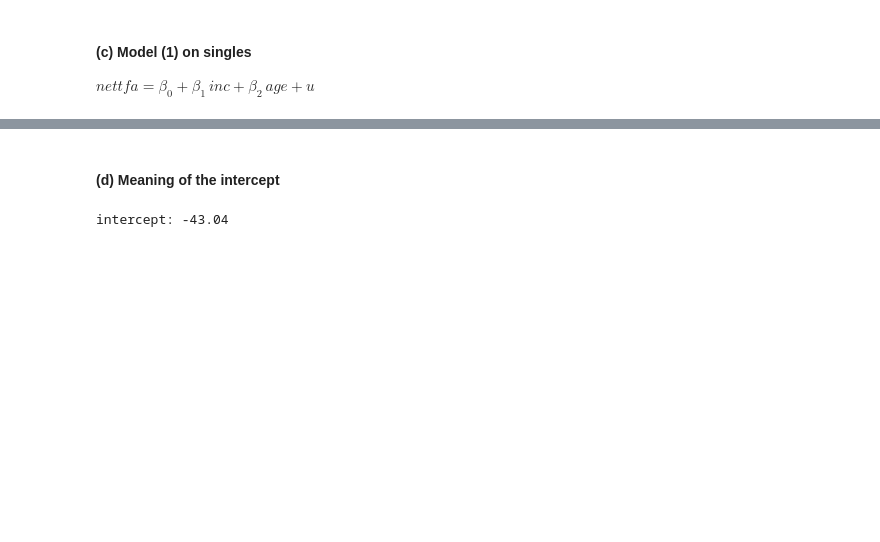
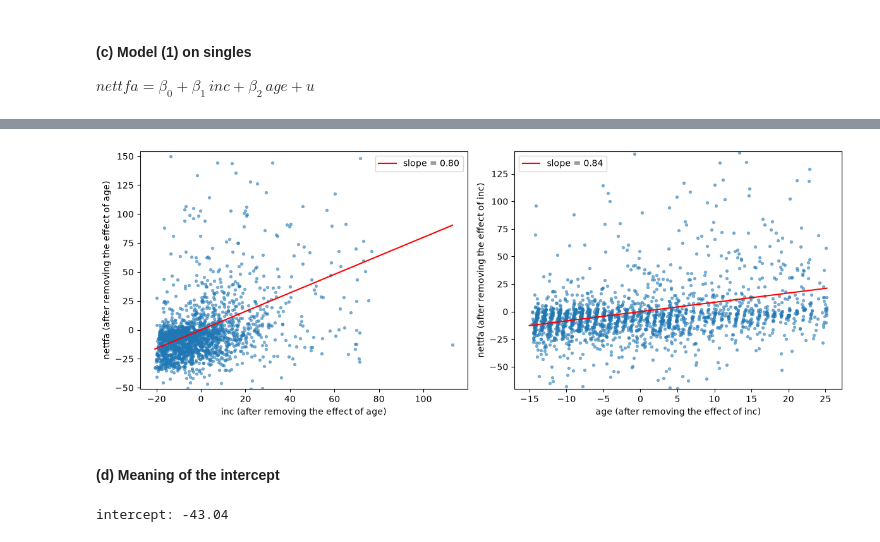
Before and after one commit to floxrm/HW1-Empirical-Methods-assignment-20261106-, a Jupyter notebook: hw1.ipynb, the cells around one changed output, grey strips where cells are left out. Cells and saved outputs as stored; diff of their text form; code cells hidden in the pictures; blank space fills up the shorter version.

```diff
--- a/hw1.ipynb
+++ b/hw1.ipynb
@@ -317,9 +317,9 @@ for c in ["COCACOLA", "MICROSOFT", "EXXON"]:
 # %% [markdown]
 #### (a) Import the data
 # %%
-pen = pd.read_stata("data/pension.dta")
-print(pen.shape)
-pen.head()
+pension_data = pd.read_stata("data/pension.dta")
+print(pension_data.shape)
+pension_data.head()
 # %% [output]
 (9275, 11)
 |  | e401k | inc | marr | male | age | fsize | nettfa | p401k | pira | incsq | agesq |
@@ -331,7 +331,7 @@ pen.head()
 # %% [markdown]
 #### (b) Single-person households
 # %%
-single = pen[pen["fsize"] == 1].copy()                 # family size of 1
-print(f"{len(single)} single-person households = {len(single) / len(pen):.2%} of {len(pen)}")
+single = pension_data[pension_data["fsize"] == 1].copy()                 # family size of 1
+print(f"{len(single)} single-person households = {len(single) / len(pension_data):.2%} of {len(pension_data)}")
 # %% [output]
 2017 single-person households = 21.75% of 9275
@@ -343,6 +345,12 @@ $nettfa = \beta_0 + \beta_1\, inc + \beta_2\, age + u$
 m1 = smf.ols("nettfa ~ inc + age", data=single).fit()
 print(m1.summary().tables[1])
 print(f"R² = {m1.rsquared:.4f}, N = {int(m1.nobs)}")
+
+# Check at the 1% level: p-value below 0.01 and 99% confidence interval not containing 0
+ci99 = m1.conf_int(alpha=0.01)
+for var in ["inc", "age"]:
+    print(f"{var}: p = {m1.pvalues[var]:.4f} < 0.01 -> {m1.pvalues[var] < 0.01}, "
+          f"99% CI = [{ci99.loc[var, 0]:.3f}, {ci99.loc[var, 1]:.3f}]")
 # %% [output]
 ==============================================================================
                  coef    std err          t      P>|t|      [0.025      0.975]
@@ -355,3 +374,21 @@ R² = 0.1193, N = 2017
+# %%
+# Partial regression plots: remove the influence of the other regressor from both axes,
+# then plot what is left. The slope of the line equals the coefficient of that variable in m1.
+fig, axs = plt.subplots(1, 2, figsize=(12, 4.5))
+for ax, var, other in zip(axs, ["inc", "age"], ["age", "inc"]):
+    y_res = smf.ols(f"nettfa ~ {other}", data=single).fit().resid     # nettfa purged of the other variable
+    x_res = smf.ols(f"{var} ~ {other}", data=single).fit().resid      # regressor purged of the other variable
+    ax.scatter(x_res, y_res, s=8, alpha=.5)
+    xs = np.linspace(x_res.min(), x_res.max(), 50)
+    ax.plot(xs, m1.params[var] * xs, "r", label=f"slope = {m1.params[var]:.2f}")
+    ax.set_ylim(np.percentile(y_res, 1) - 10, np.percentile(y_res, 99) + 10)   # zoom: a few extreme wealth values
+    ax.set_xlabel(f"{var} (after removing the effect of {other})")
+    ax.set_ylabel("nettfa (after removing the effect of " + other + ")")
+    ax.legend()
+fig.tight_layout()
+plt.show()
+# %% [output]
+[figure, added]
 # %% [markdown]
 #### (d) Meaning of the intercept
 # %%
```
Also changed, not shown: parts of 23 cells of this notebook, 1 other file.
